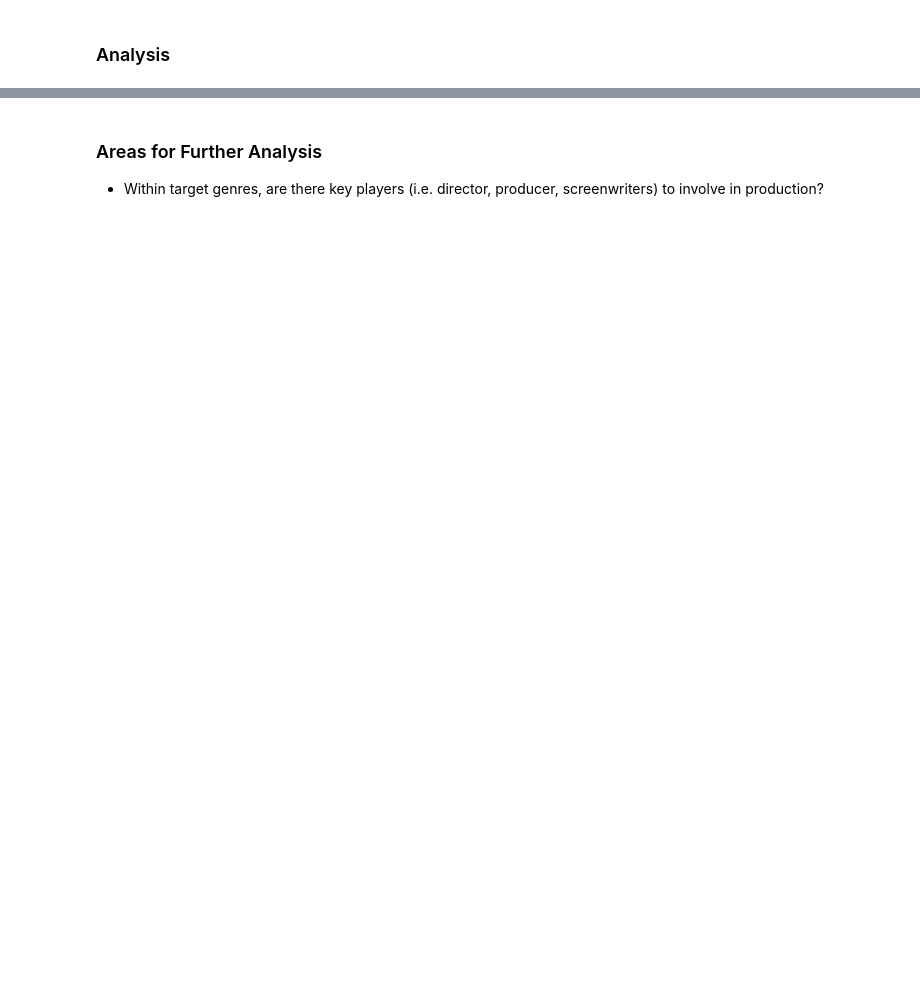
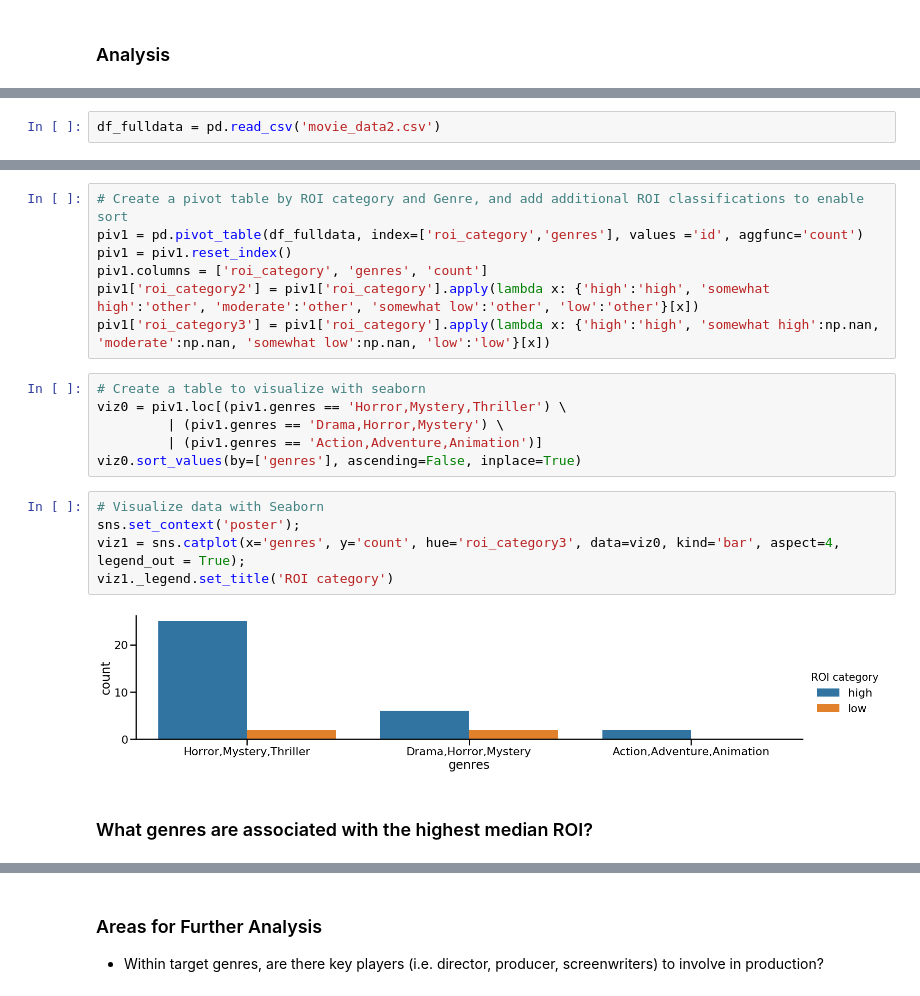
Before and after one commit to thespud56/Module-1-Project, a Jupyter notebook: Technical Summary.ipynb, the cells around one changed output, grey strips where cells are left out. Saved outputs shown, nothing was run; the diff lists cells and outputs as text; blank space fills up the shorter version.

```diff
--- a/Technical Summary.ipynb
+++ b/Technical Summary.ipynb
@@ -186,0 +53,2 @@ df_fulldata.to_csv('cleaned_data.csv')
+# %%
+df_fulldata = pd.read_csv('movie_data2.csv')
@@ -186,0 +76,22 @@ df_fulldata.to_csv('cleaned_data.csv')
+# %%
+# Create a pivot table by ROI category and Genre, and add additional ROI classifications to enable sort
+piv1 = pd.pivot_table(df_fulldata, index=['roi_category','genres'], values ='id', aggfunc='count')
+piv1 = piv1.reset_index()
+piv1.columns = ['roi_category', 'genres', 'count']
+piv1['roi_category2'] = piv1['roi_category'].apply(lambda x: {'high':'high', 'somewhat high':'other', 'moderate':'other', 'somewhat low':'other', 'low':'other'}[x])
+piv1['roi_category3'] = piv1['roi_category'].apply(lambda x: {'high':'high', 'somewhat high':np.nan, 'moderate':np.nan, 'somewhat low':np.nan, 'low':'low'}[x])
+# %%
+# Create a table to visualize with seaborn
+viz0 = piv1.loc[(piv1.genres == 'Horror,Mystery,Thriller') \
+         | (piv1.genres == 'Drama,Horror,Mystery') \
+         | (piv1.genres == 'Action,Adventure,Animation')]
+viz0.sort_values(by=['genres'], ascending=False, inplace=True)
+# %%
+# Visualize data with Seaborn
+sns.set_context('poster');
+viz1 = sns.catplot(x='genres', y='count', hue='roi_category3', data=viz0, kind='bar', aspect=4, legend_out = True);
+viz1._legend.set_title('ROI category')
+# %% [output]
+[figure, added]
+# %% [markdown]
+### What genres are associated with the highest median ROI?
```
Also changed, not shown: parts of 37 cells of this notebook, 2 other files.
